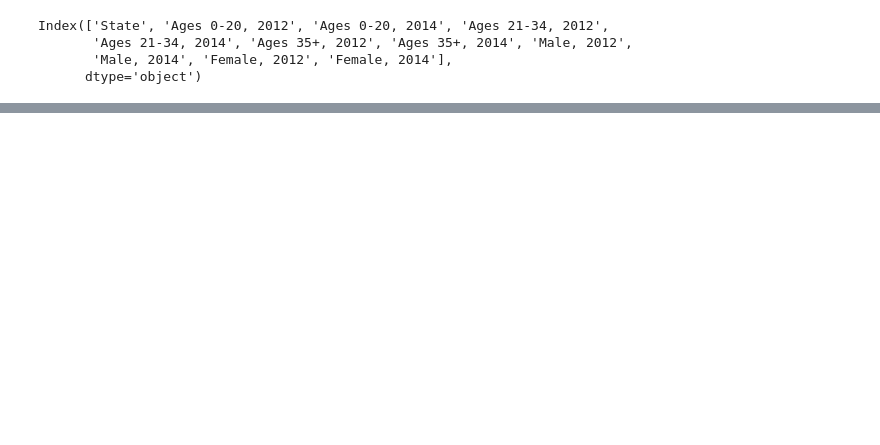
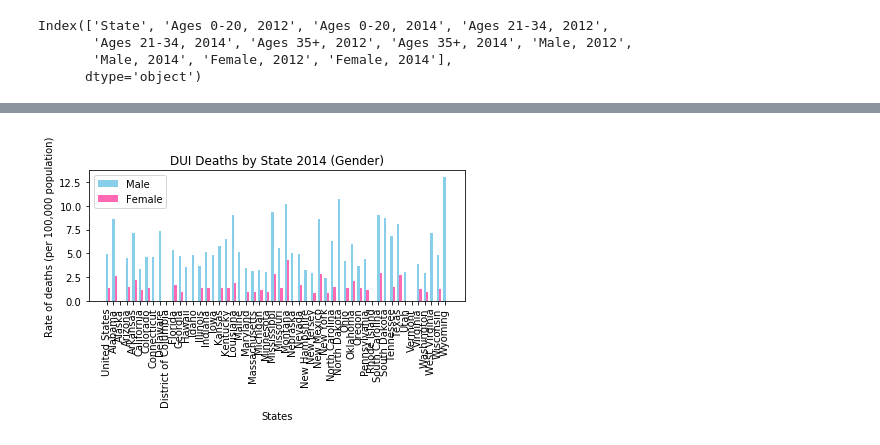
Before and after one commit to ajkim19/TNCs_and_DUI_Deaths, a Jupyter notebook: Project 1/Project 1.ipynb, the cells around one changed output, grey strips where cells are left out. Drawn from its saved outputs; the diff is of its cells as text; code cells hidden in the pictures; blank space fills up the shorter version.

Commit message:
Updated README and added images

```diff
--- a/Project 1/Project 1.ipynb
+++ b/Project 1/Project 1.ipynb
@@ -84,9 +82,9 @@ plt.show()
 # %%
 x = np.arange(52)
-plt.bar(x, df["Male, 2014"], 0.35, label="Male", align="center", color="skyblue")
-plt.bar(x+0.35, df["Female, 2014"], 0.35, label="Female", align="center", color="hotpink")
+plt.bar(x, df2["Male, 2014"], 0.35, label="Male", align="center", color="skyblue")
+plt.bar(x+0.35, df2["Female, 2014"], 0.35, label="Female", align="center", color="hotpink")
 
-plt.xticks(x, df["State"], rotation=90)
+plt.xticks(x, df2["State"], rotation=90)
 plt.legend()
 plt.xlabel("States")
 plt.ylabel("Rate of deaths (per 100,000 population)")
@@ -101,3 +97,4 @@ plt.show()
+[figure, added]
 # %%
 male2012 = df2['Male, 2012'].sum()
 female2012 = df2["Female, 2012"].sum()
```
Also changed, not shown: parts of 10 cells of this notebook, 11 other files.
